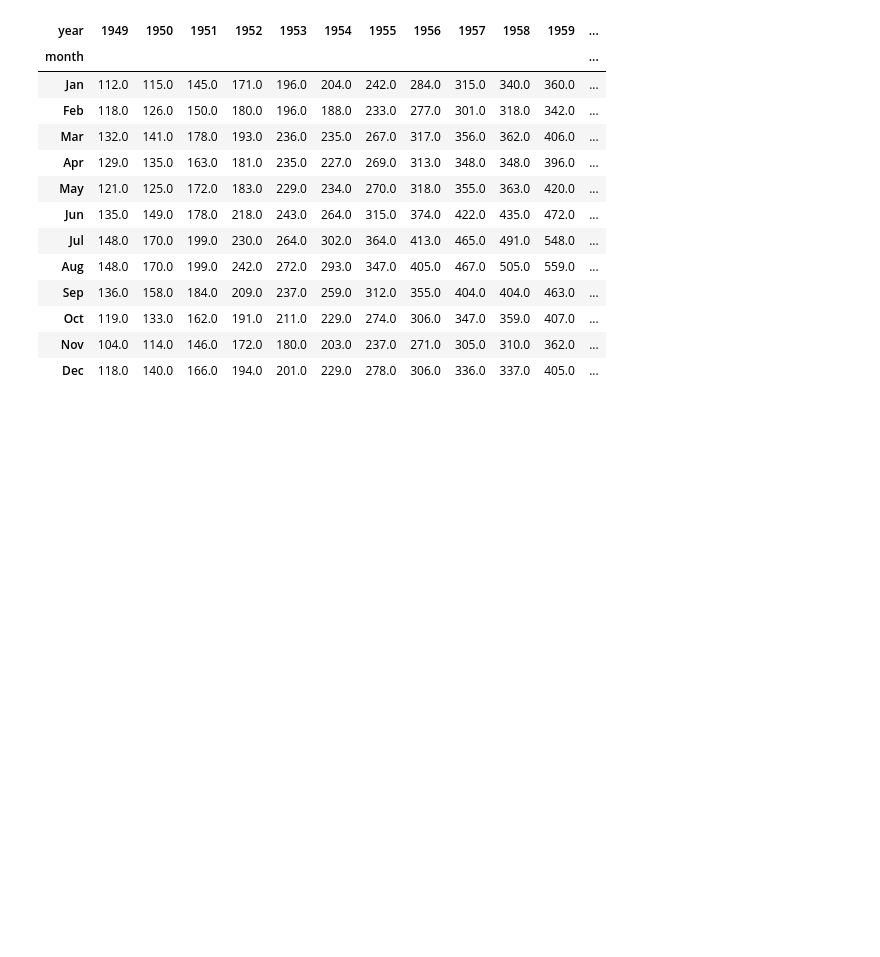
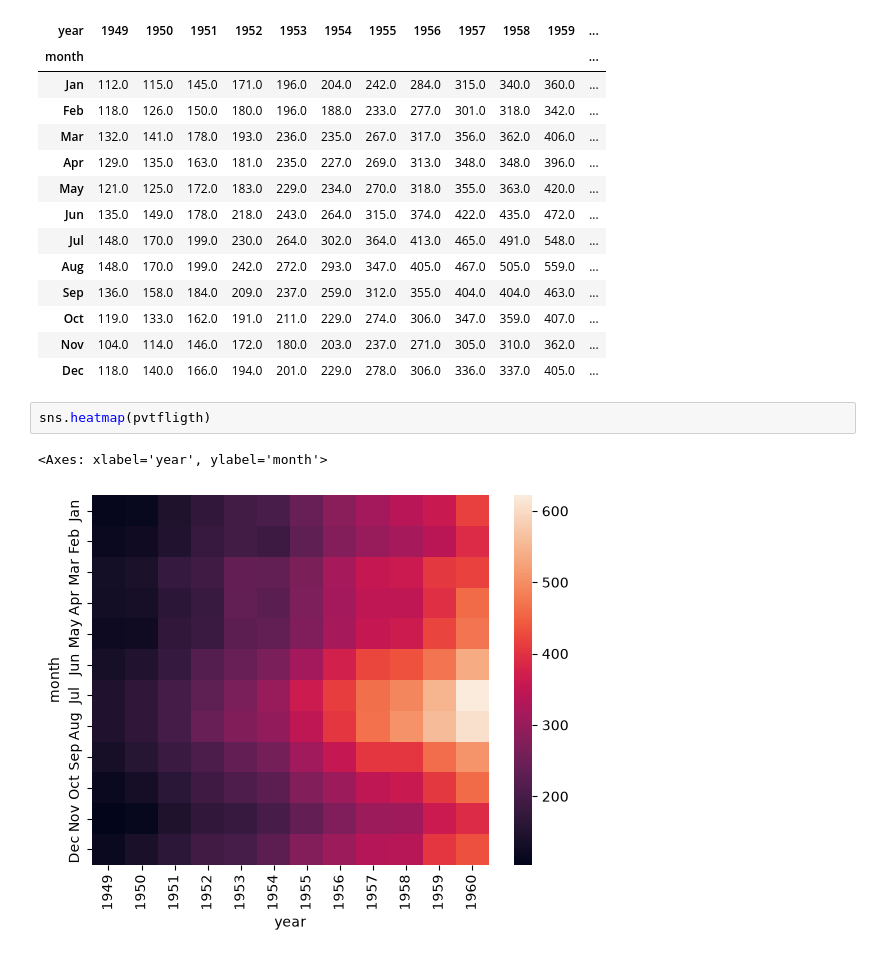
Before and after one commit to Mayankjoshi009/Python-, a Jupyter notebook: Matplotlib & Seaborn/Matrix Plot.ipynb, the cells around one changed output. Drawn from its saved outputs; the diff is of its cells as text; blank space fills up the shorter version.

```diff
--- a/Matplotlib & Seaborn/Matrix Plot.ipynb
+++ b/Matplotlib & Seaborn/Matrix Plot.ipynb
@@ -114,3 +114,8 @@ pvtfligth
 | Oct | 119.0 | 133.0 | 162.0 | 191.0 | 211.0 | 229.0 | 274.0 | 306.0 | 347.0 | 359.0 | 407.0 | ... |
 | Nov | 104.0 | 114.0 | 146.0 | 172.0 | 180.0 | 203.0 | 237.0 | 271.0 | 305.0 | 310.0 | 362.0 | ... |
 | Dec | 118.0 | 140.0 | 166.0 | 194.0 | 201.0 | 229.0 | 278.0 | 306.0 | 336.0 | 337.0 | 405.0 | ... |
+# %%
+sns.heatmap(pvtfligth)
+# %% [output]
+<Axes: xlabel='year', ylabel='month'>
+[figure, added]
```
